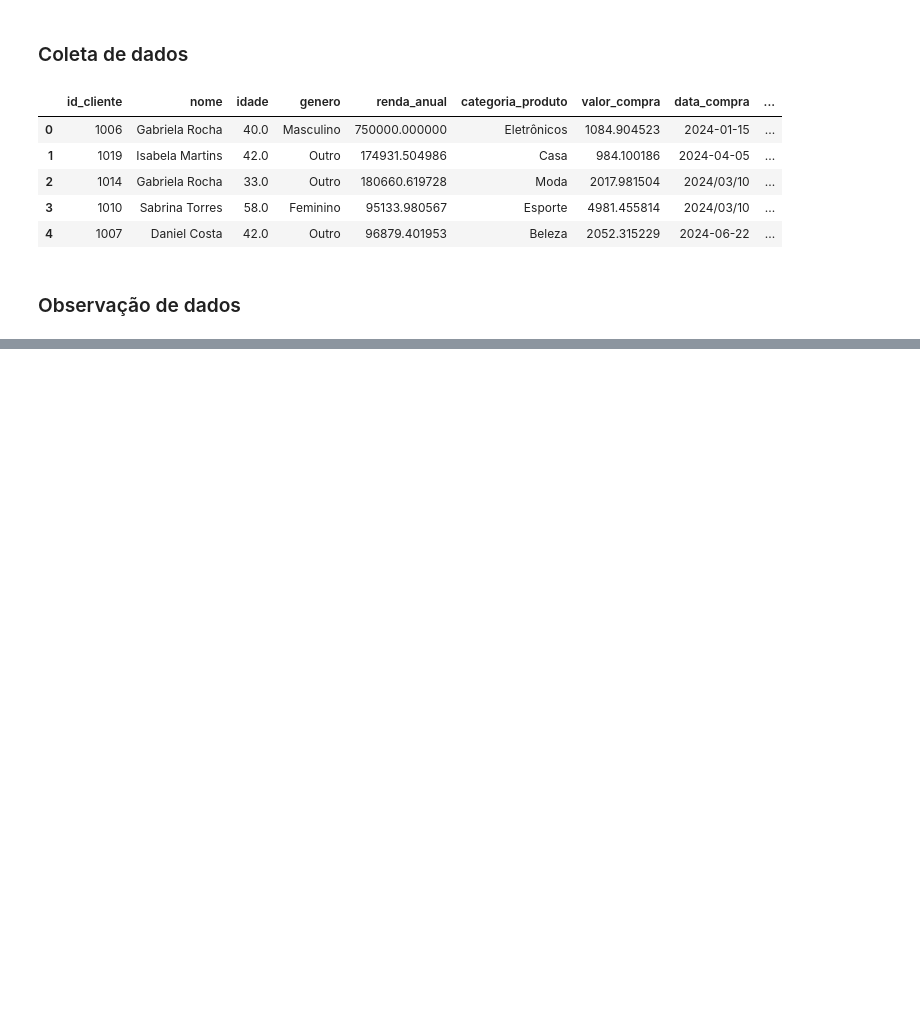
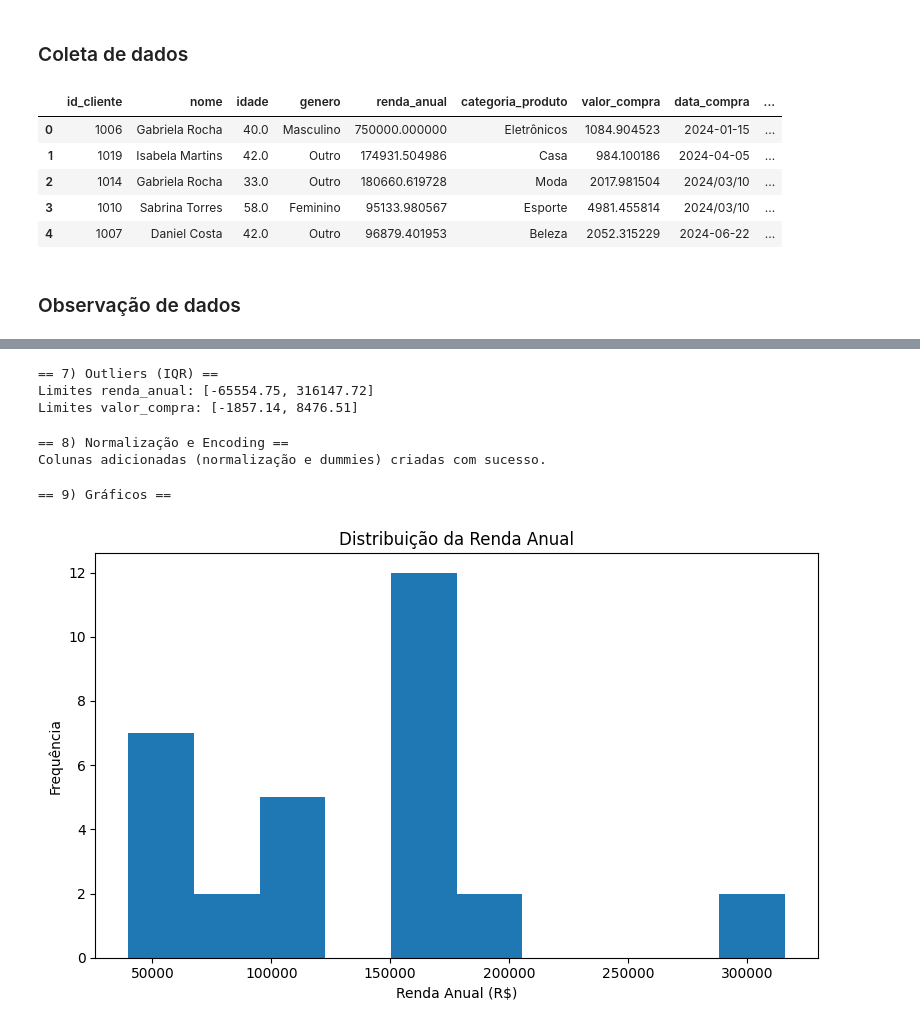
Before and after one commit to LucasFeitosa1602/DataClean-Co, a Jupyter notebook: notebooks/EDA.ipynb, the cells around one changed output, grey strips where cells are left out. Cells and saved outputs as stored; diff of their text form; code cells hidden in the pictures; blank space fills up the shorter version.

```diff
--- a/notebooks/EDA.ipynb
+++ b/notebooks/EDA.ipynb
@@ -47,0 +64,13 @@ np.int64(0)
+# %%
+## 5. Tratamento de duplicatas
+# Duas abordagens comuns:
+# - Dropar duplicatas completas (linhas idênticas).
+# - Ou dropar duplicatas por um subconjunto de colunas-chave.
+
+print("== 5) Duplicatas ==")
+duplicatas_antes = df.duplicated().sum()
+print("Duplicatas (linhas completamente idênticas) antes:", duplicatas_antes)
+
+df = df.drop_duplicates(keep='first')
+duplicatas_depois = df.duplicated().sum()
+print("Duplicatas depois:", duplicatas_depois, "\n")
@@ -47,0 +114,56 @@ np.int64(0)
+# %%
+## 7. Análise e tratamento de outliers (IQR/Boxplot rule)
+# Vamos aplicar a regra do IQR nas colunas numéricas-chave: 'renda_anual' e 'valor_compra'.
+print("== 7) Outliers (IQR) ==")
+def winsorizar_iqr(serie):
+    q1 = serie.quantile(0.25)
+    q3 = serie.quantile(0.75)
+    iqr = q3 - q1
+    lim_inf = q1 - 1.5 * iqr
+    lim_sup = q3 + 1.5 * iqr
+    # Em vez de remover, faremos "capping" (winsorização) para manter o tamanho da amostra.
+    return serie.clip(lower=lim_inf, upper=lim_sup), (lim_inf, lim_sup)
+
+df['renda_anual'], (renda_inf, renda_sup) = winsorizar_iqr(df['renda_anual'])
+df['valor_compra'], (compra_inf, compra_sup) = winsorizar_iqr(df['valor_compra'])
+
+print(f"Limites renda_anual: [{renda_inf:.2f}, {renda_sup:.2f}]")
+print(f"Limites valor_compra: [{compra_inf:.2f}, {compra_sup:.2f}]\n")
+# %% [output]
+== 7) Outliers (IQR) ==
+Limites renda_anual: [-65554.75, 316147.72]
+Limites valor_compra: [-1857.14, 8476.51]
+# %%
+# ## 8. Normalização (escala 0-1) e Encoding de categóricas
+# - Normalização Min-Max em 'renda_anual' e 'valor_compra' (novas colunas *_norm).
+# - One-Hot Encoding para 'genero' e 'categoria_produto' (novas colunas dummy_*).
+print("== 8) Normalização e Encoding ==")
+def minmax(col):
+    cmin, cmax = col.min(), col.max()
+    return (col - cmin) / (cmax - cmin) if cmax != cmin else col*0
+
+df['renda_anual_norm'] = minmax(df['renda_anual'])
+df['valor_compra_norm'] = minmax(df['valor_compra'])
+
+dummies = pd.get_dummies(df[['genero', 'categoria_produto']], prefix=['genero', 'cat'], dtype=int)
+df = pd.concat([df, dummies], axis=1)
+
+print("Colunas adicionadas (normalização e dummies) criadas com sucesso.\n")
+# %% [output]
+== 8) Normalização e Encoding ==
+Colunas adicionadas (normalização e dummies) criadas com sucesso.
+# %%
+# ## 9. Visualizações (matplotlib puro)
+# Observação: cada gráfico tem sua própria figura. Não definimos cores manualmente.
+print("== 9) Gráficos ==")
+# 9.1 Histograma da renda anual
+plt.figure(figsize=(8,5))
+plt.hist(df['renda_anual'].dropna(), bins=10)
+plt.title('Distribuição da Renda Anual')
+plt.xlabel('Renda Anual (R$)')
+plt.ylabel('Frequência')
+plt.tight_layout()
+plt.show()
+# %% [output]
+== 9) Gráficos ==
+[figure, added]
```
Also changed, not shown: parts of 9 cells of this notebook.
